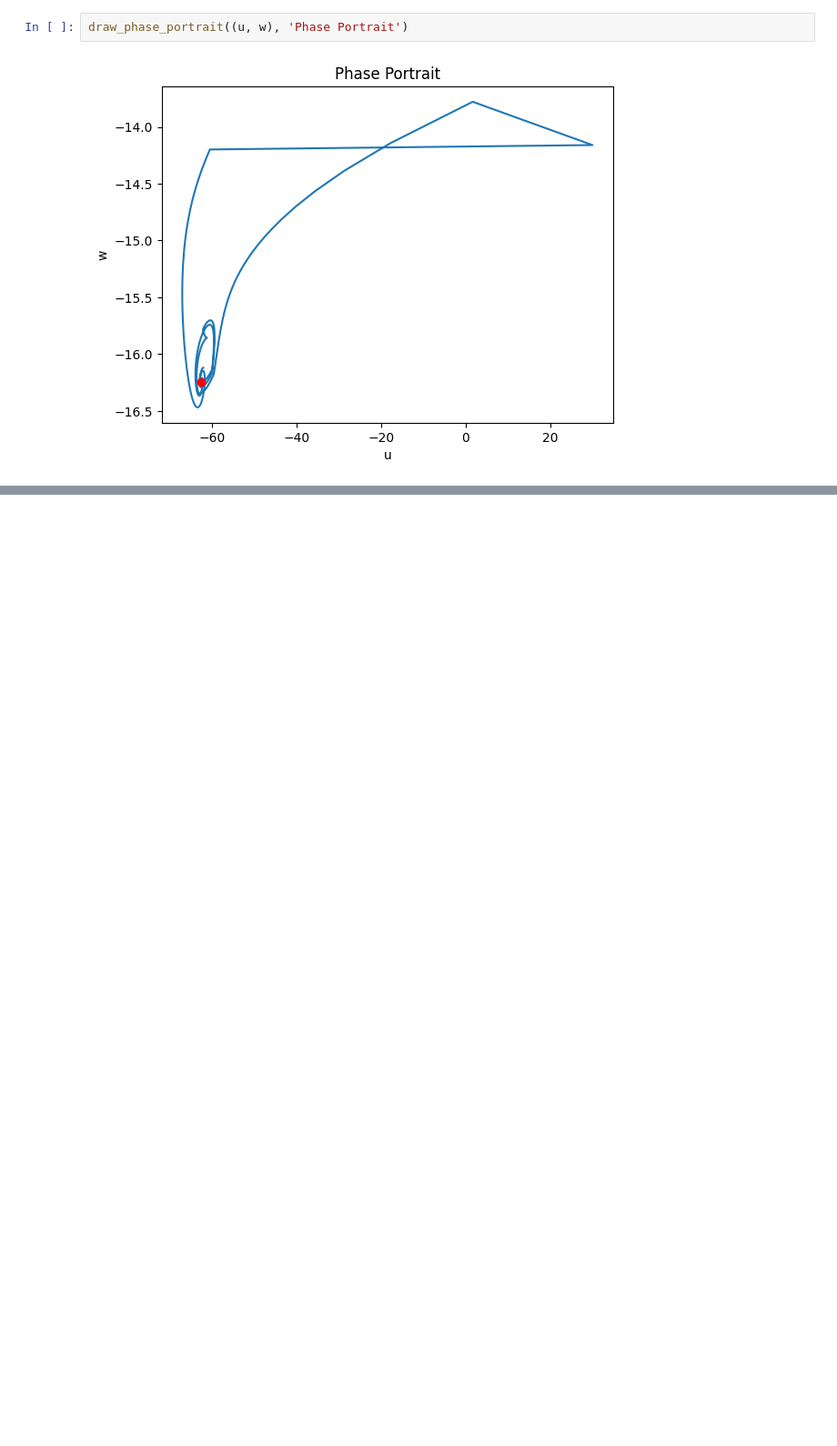
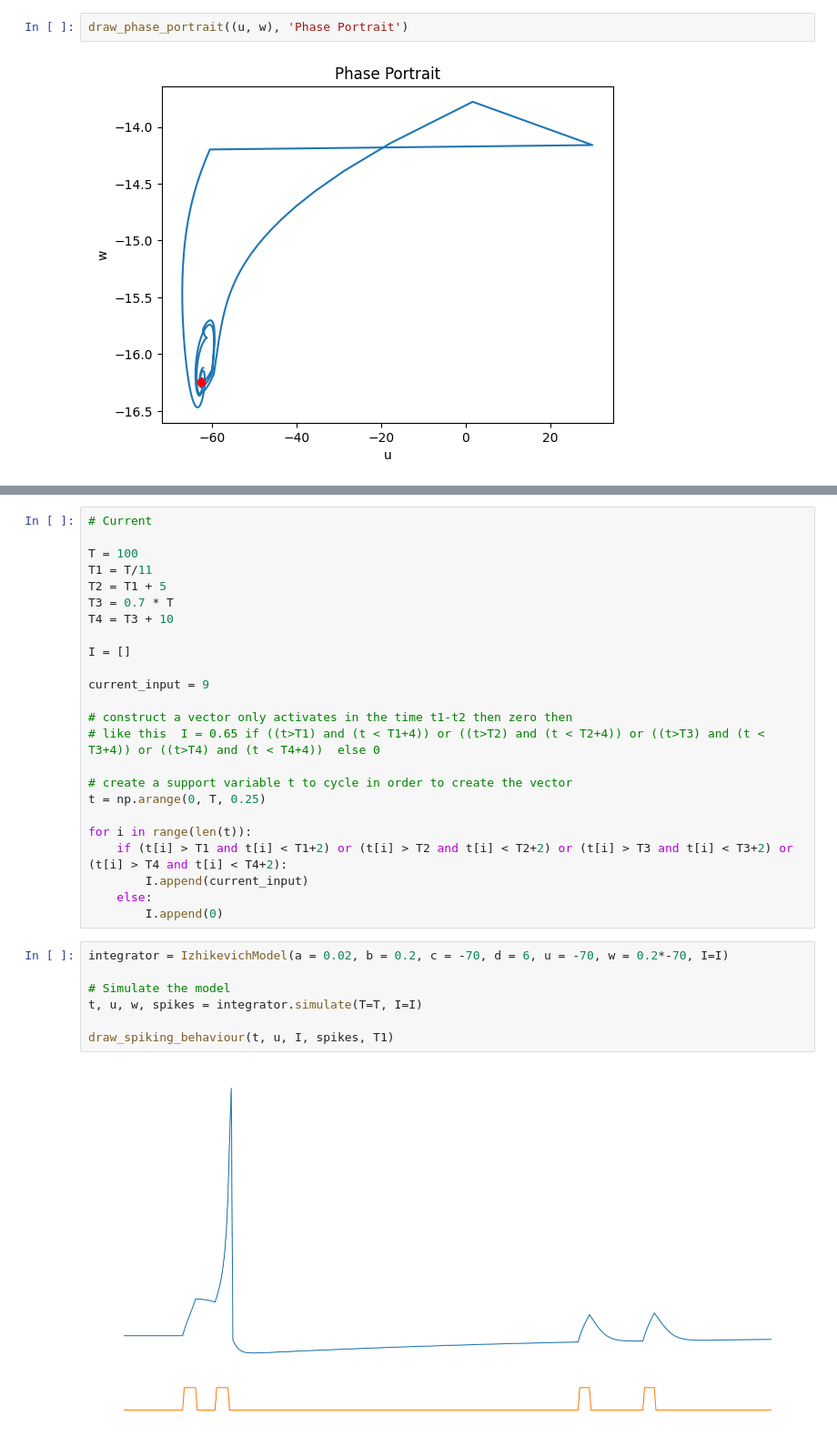
Before and after one commit to U-n-Own/UniversityNotes, a Jupyter notebook: Assignments/ComputationalNeuroscience/FirstAssignment/izhikevich_simulation.ipynb, the cells around one changed output, grey strips where cells are left out. Shown at 91% size. Saved outputs shown, nothing was run; the diff lists cells and outputs as text; blank space fills up the shorter version.

```diff
--- a/Assignments/ComputationalNeuroscience/FirstAssignment/izhikevich_simulation.ipynb
+++ b/Assignments/ComputationalNeuroscience/FirstAssignment/izhikevich_simulation.ipynb
@@ -614,0 +649,33 @@ draw_phase_portrait((u, w), 'Phase Portrait')
+# %%
+# Current
+
+T = 100
+T1 = T/11
+T2 = T1 + 5
+T3 = 0.7 * T
+T4 = T3 + 10
+
+I = []
+
+current_input = 9
+
+# construct a vector only activates in the time t1-t2 then zero then
+# like this  I = 0.65 if ((t>T1) and (t < T1+4)) or ((t>T2) and (t < T2+4)) or ((t>T3) and (t < T3+4)) or ((t>T4) and (t < T4+4))  else 0
+
+# create a support variable t to cycle in order to create the vector
+t = np.arange(0, T, 0.25)
+
+for i in range(len(t)):
+    if (t[i] > T1 and t[i] < T1+2) or (t[i] > T2 and t[i] < T2+2) or (t[i] > T3 and t[i] < T3+2) or (t[i] > T4 and t[i] < T4+2):
+        I.append(current_input)
+    else:
+        I.append(0)
+# %%
+integrator = IzhikevichModel(a = 0.02, b = 0.2, c = -70, d = 6, u = -70, w = 0.2*-70, I=I)
+
+# Simulate the model
+t, u, w, spikes = integrator.simulate(T=T, I=I)
+
+draw_spiking_behaviour(t, u, I, spikes, T1)
+# %% [output]
+[figure, added]
```
Also changed, not shown: parts of 19 cells of this notebook.
